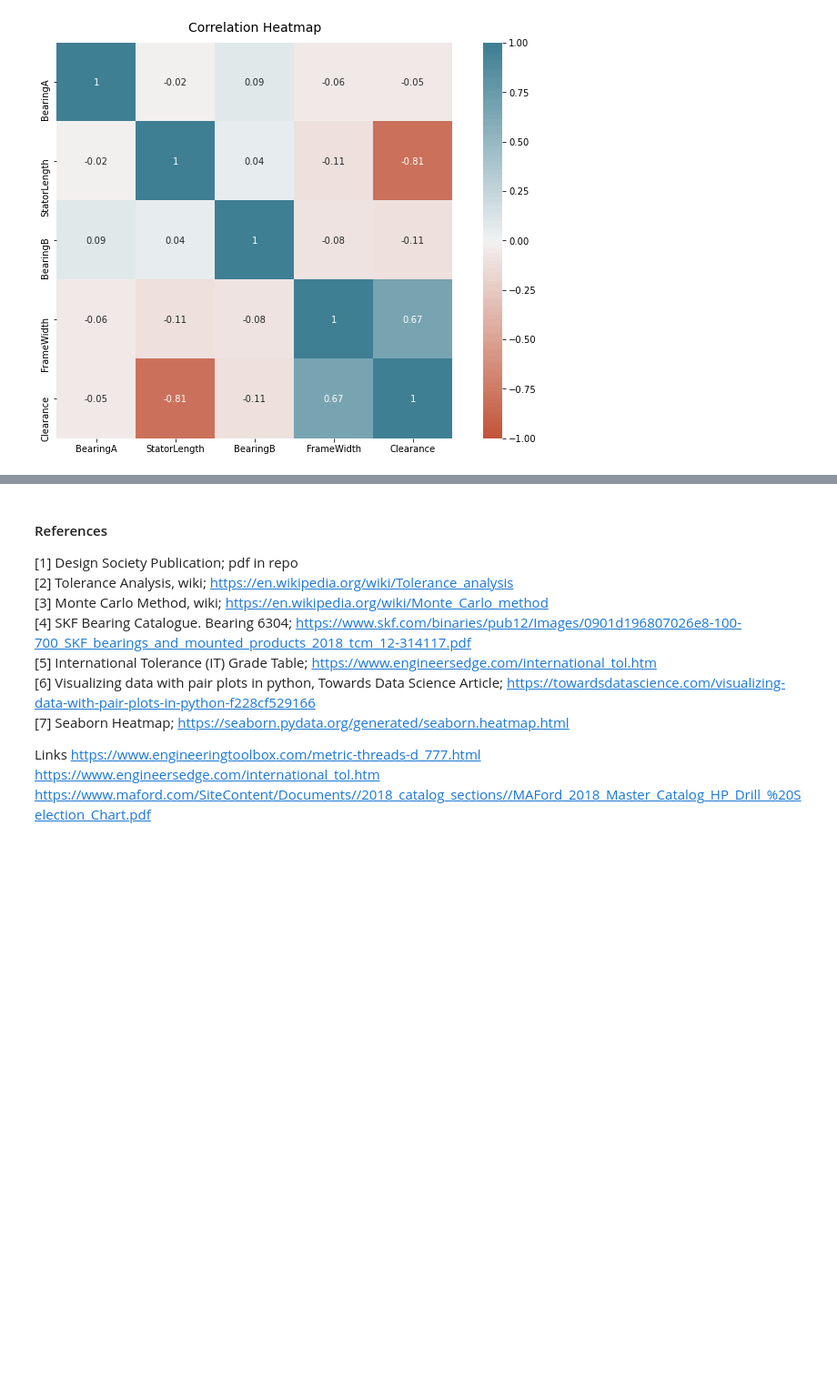
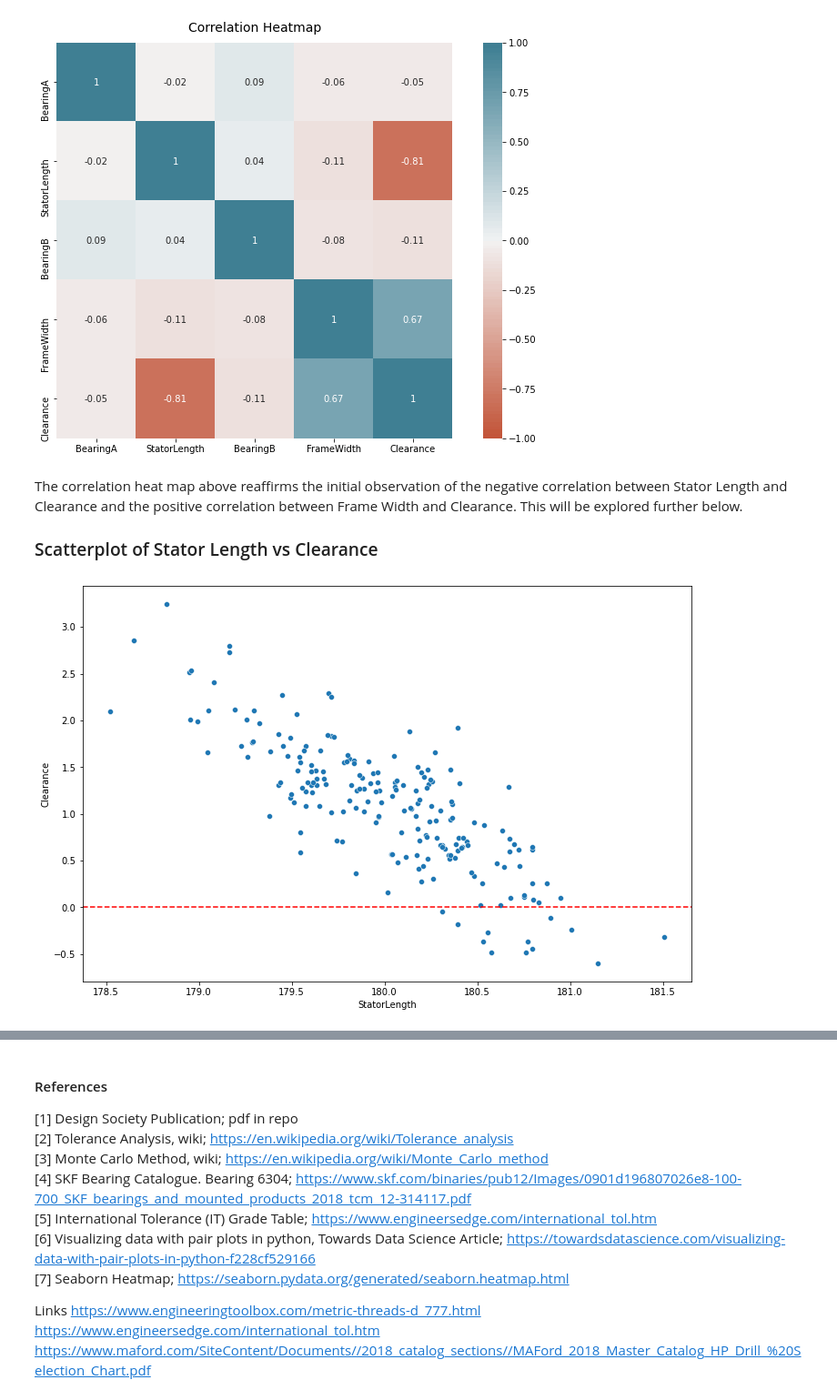
Before and after one commit to killfoley/ProgDAProject, a Jupyter notebook: ProgDA_Project.ipynb, the cells around one changed output, grey strips where cells are left out. Shown: that part at 91% size. Cells and saved outputs as stored; diff of their text form; code cells hidden in the pictures; blank space fills up the shorter version.

```diff
--- a/ProgDA_Project.ipynb
+++ b/ProgDA_Project.ipynb
@@ -288,3 +292,17 @@ sns.heatmap(corr,
            square=True);
 # %% [output]
 [figure]
+# %% [markdown]
+The correlation heat map above reaffirms the initial observation of the negative correlation between Stator Length and Clearance and the positive correlation between Frame Width and Clearance. This will be explored further below.
+<br >
+### Scatterplot of Stator Length vs Clearance
+# %%
+# add a horizontal line to show the lower limit of clearance
+#https://stackoverflow.com/questions/51891370/draw-a-horizontal-line-line-at-specific-position-annotate-a-facetgrid-in-seaborn
+
+plt.figure(figsize=(12, 8))
+sns.scatterplot(data=df, x="StatorLength", y="Clearance")
+plt.axhline(0, ls="--", c="r")
+plt.show;
+# %% [output]
+[figure, added]
```
Also changed, not shown: parts of 11 cells of this notebook.
